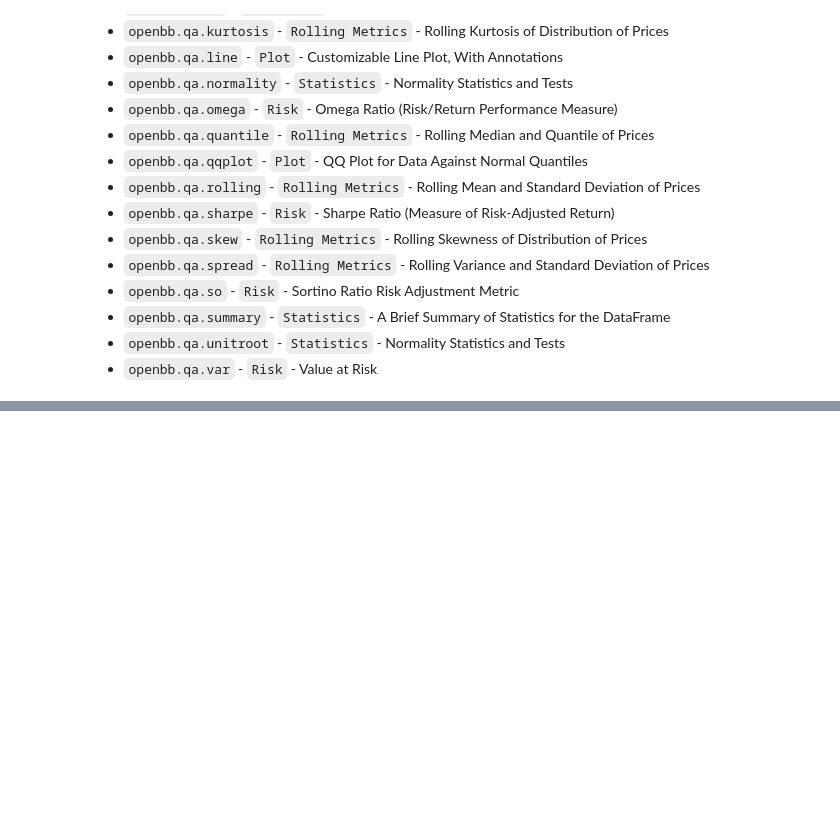
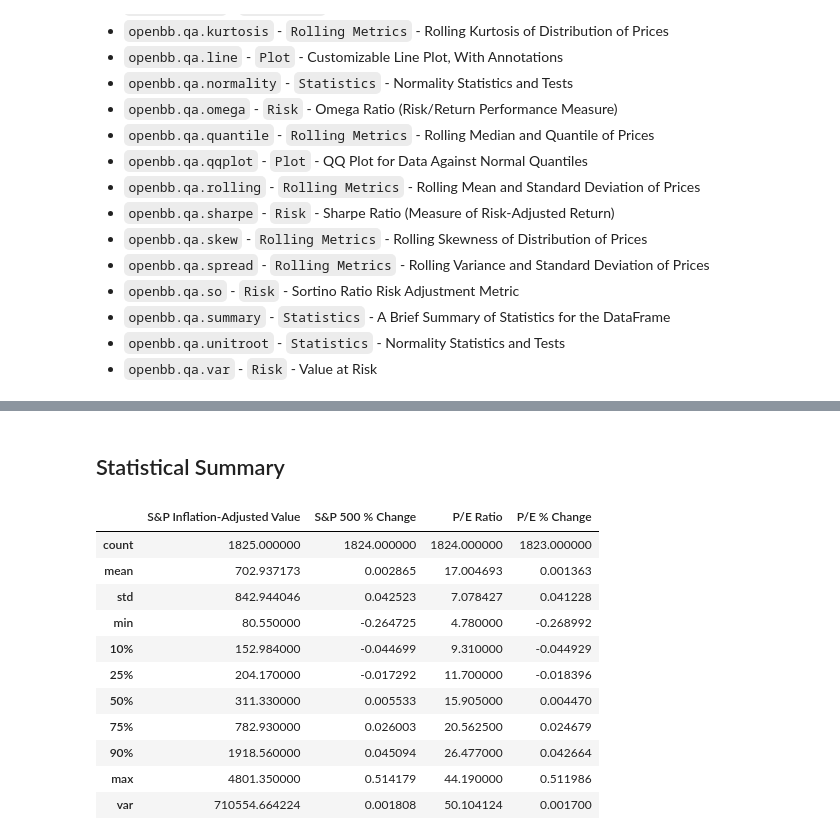
Before and after one commit to dMLTquant/openbb_sdk_exporation, a Jupyter notebook: obb_02-10_modules_quant-analysis.ipynb, the cells around one changed output, grey strips where cells are left out. Cells and saved outputs as stored; diff of their text form; code cells hidden in the pictures; blank space fills up the shorter version.

```diff
--- a/obb_02-10_modules_quant-analysis.ipynb
+++ b/obb_02-10_modules_quant-analysis.ipynb
@@ -48,0 +93,17 @@ Help on Breadcrumb in module openbb_terminal.core.library.breadcrumb:
+# %% [markdown]
+## Statistical Summary
+# %%
+openbb.qa.summary(sp500_df)
+# %% [output]
+|  | S&P Inflation-Adjusted Value | S&P 500 % Change | P/E Ratio | P/E % Change |
+| count | 1825.000000 | 1824.000000 | 1824.000000 | 1823.000000 |
+| mean | 702.937173 | 0.002865 | 17.004693 | 0.001363 |
+| std | 842.944046 | 0.042523 | 7.078427 | 0.041228 |
+| min | 80.550000 | -0.264725 | 4.780000 | -0.268992 |
+| 10% | 152.984000 | -0.044699 | 9.310000 | -0.044929 |
+| 25% | 204.170000 | -0.017292 | 11.700000 | -0.018396 |
+| 50% | 311.330000 | 0.005533 | 15.905000 | 0.004470 |
+| 75% | 782.930000 | 0.026003 | 20.562500 | 0.024679 |
+| 90% | 1918.560000 | 0.045094 | 26.477000 | 0.042664 |
+| max | 4801.350000 | 0.514179 | 44.190000 | 0.511986 |
+| var | 710554.664224 | 0.001808 | 50.104124 | 0.001700 |
```
Also changed, not shown: parts of 10 cells of this notebook.
